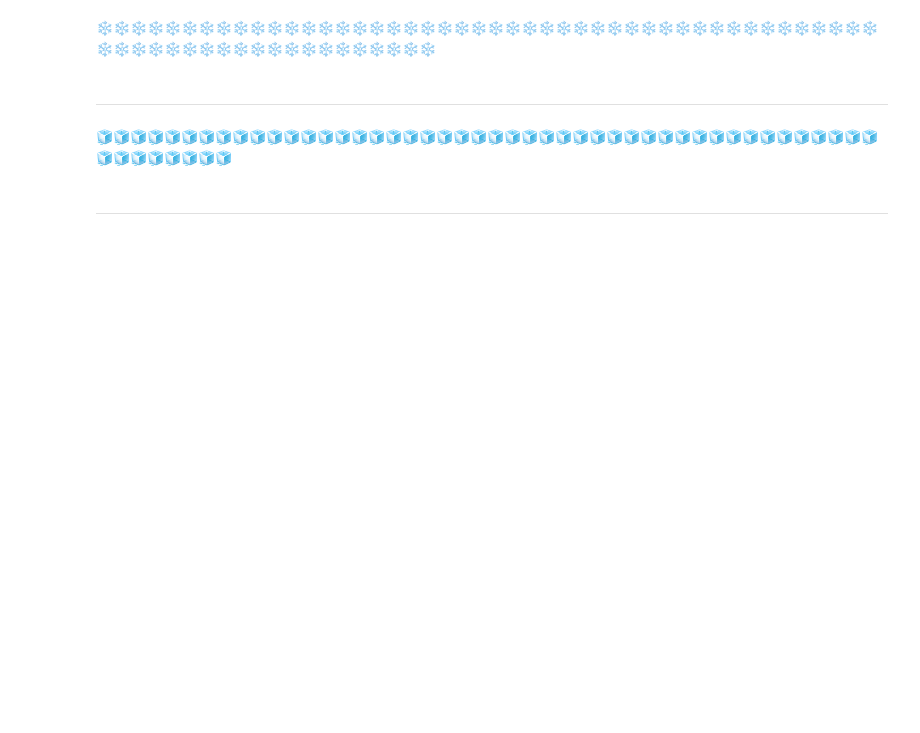
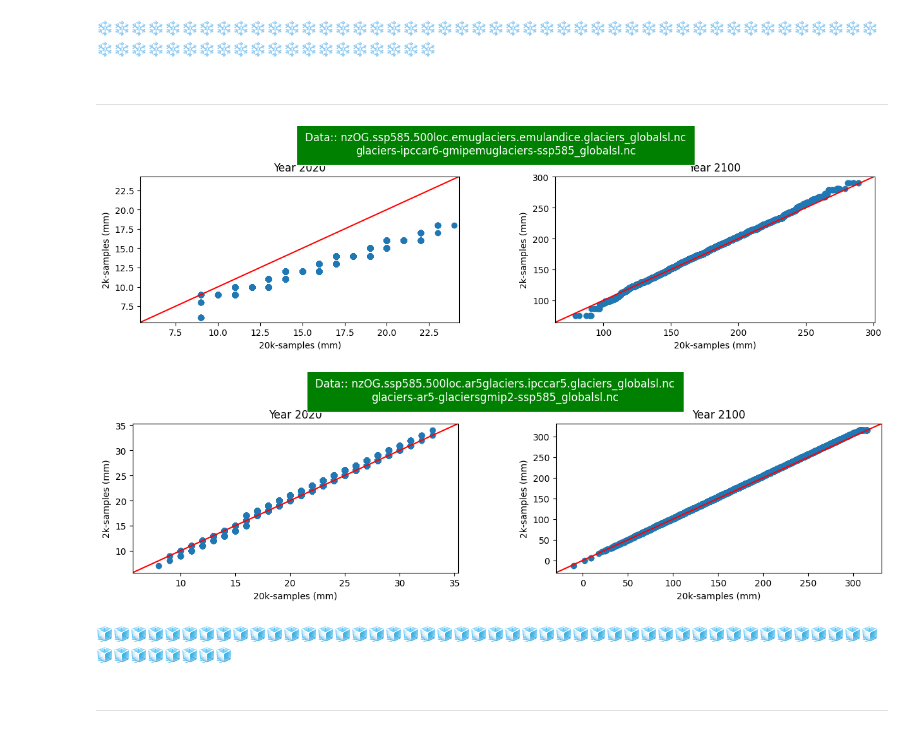
Before and after one commit to pkjr002/facts, a Jupyter notebook: JupNbk/000_pk-JupNb_TESTspace/2023-01_NZ_INSAR/002_COMPARE_gg_pk/001_DEVEL_qq/DEVEL_QQF001_global_cpmp_gg_pk_20k.ipynb, the cells around one changed output. Cells and saved outputs as stored; diff of their text form; code cells hidden in the pictures; blank space fills up the shorter version.

```diff
--- a/JupNbk/000_pk-JupNb_TESTspace/2023-01_NZ_INSAR/002_COMPARE_gg_pk/001_DEVEL_qq/DEVEL_QQF001_global_cpmp_gg_pk_20k.ipynb
+++ b/JupNbk/000_pk-JupNb_TESTspace/2023-01_NZ_INSAR/002_COMPARE_gg_pk/001_DEVEL_qq/DEVEL_QQF001_global_cpmp_gg_pk_20k.ipynb
@@ -58,8 +52,11 @@ fn.plot('bamber19.bamber19.icesheets_GIS_globalsl.nc',path20k,path2k)
 # %% [markdown]
 ---
 # %%
-fn.plot('emuglaciers.emulandice.glaciers_globalsl.nc',path20k,path2k)
-fn.plot('ar5glaciers.ipccar5.glaciers_globalsl.nc',path20k,path2k)
+fn.plot(['emuglaciers.emulandice.glaciers_globalsl.nc'],path20k,['glaciers-ipccar6-gmipemuglaciers-ssp585_globalsl.nc'],path2k)
+fn.plot(['ar5glaciers.ipccar5.glaciers_globalsl.nc'],path20k,['glaciers-ar5-glaciersgmip2-ssp585_globalsl.nc'],path2k)
+# %% [output]
+[figure, added]
+[figure, added]
 # %% [markdown]
 🧊🧊🧊🧊🧊🧊🧊🧊🧊🧊🧊🧊🧊🧊🧊🧊🧊🧊🧊🧊🧊🧊🧊🧊🧊🧊🧊🧊🧊🧊🧊🧊🧊🧊🧊🧊🧊🧊🧊🧊🧊🧊🧊🧊🧊🧊🧊🧊🧊🧊🧊🧊🧊🧊
 # %% [markdown]
```
Also changed, not shown: parts of 7 cells of this notebook, 8 other files.
